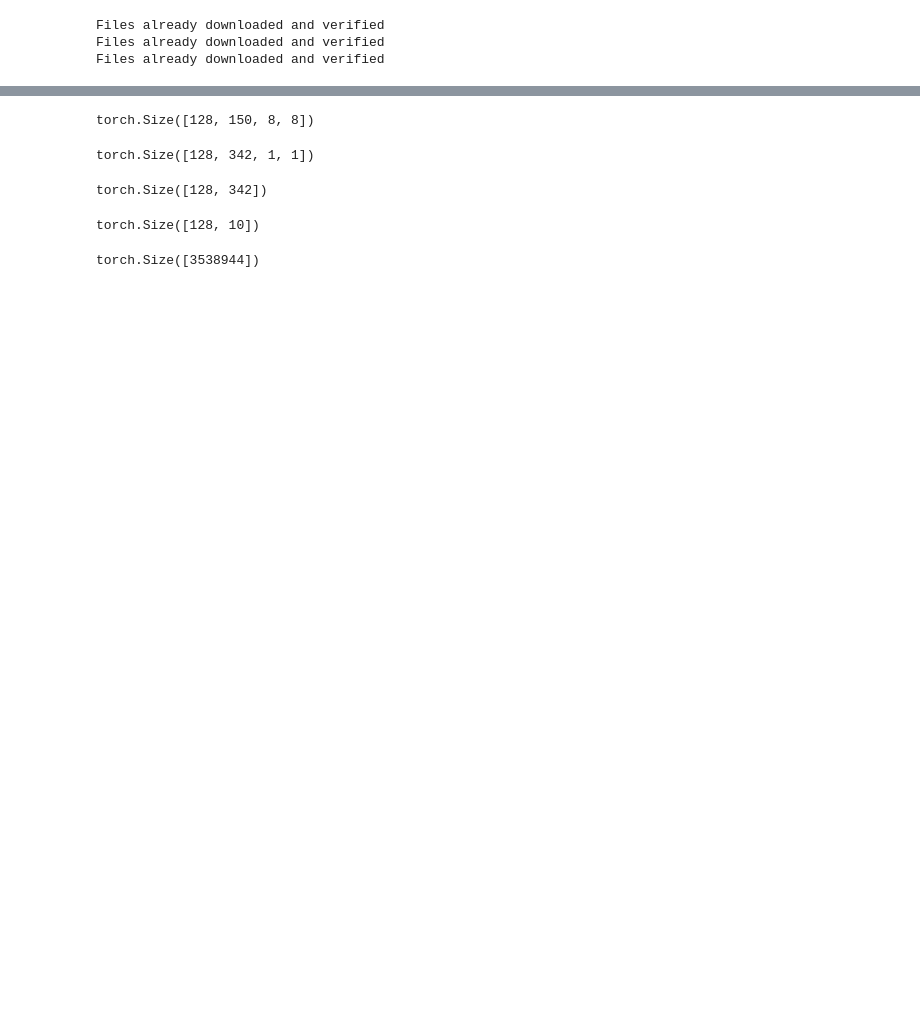
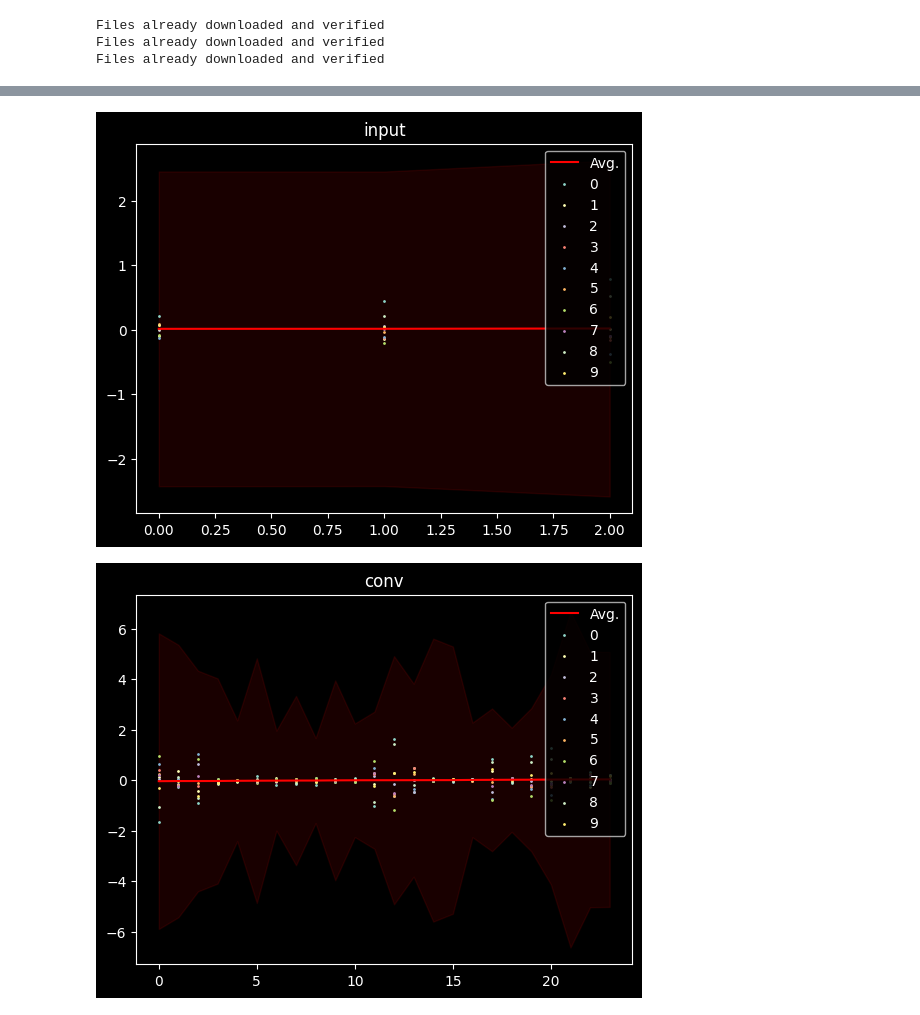
Before and after one commit to wizardbc/dice, a Jupyter notebook: feature_extraction.ipynb, the cells around one changed output, grey strips where cells are left out. Cells and saved outputs as stored; diff of their text form; code cells hidden in the pictures; blank space fills up the shorter version.

```diff
--- a/feature_extraction.ipynb
+++ b/feature_extraction.ipynb
@@ -90,6 +70,0 @@ feats
-# %%
-for k, v in feats.items():
-  idx = v.argsort()
-  plt.title(k)
-  plt.scatter(range(len(v)), v[idx], s=1)
-  plt.show()
@@ -109,13 +70,0 @@ print(eval_nodes)
-# %%
-return_nodes = {
-  'x': 'input',
-  'conv1': 'conv',
-  'trans1.avg_pool2d': 'block1',
-  'trans2.avg_pool2d': 'block2',
-  'avg_pool2d': 'block3',
-  'view': 'feature',
-  'fc': 'logit',
-}
-
-model_feat = create_feature_extractor(model, return_nodes)
-model_feat.graph.print_tabular()
@@ -140,5 +70,0 @@ output         output_1                output
-# %%
-for x, y in dataloaders['CIFAR-100']:
-  with torch.no_grad():
-    features = model_feat(x.to(device))
-  break
@@ -157,20 +71,24 @@ torch.Size([128, 108, 16, 16])
-# %%
-features['block2'].shape
-# %% [output]
-torch.Size([128, 150, 8, 8])
-# %%
-features['block3'].shape
-# %% [output]
-torch.Size([128, 342, 1, 1])
-# %%
-features['feature'].shape
-# %% [output]
-torch.Size([128, 342])
-# %%
-features['logit'].shape
-# %% [output]
-torch.Size([128, 10])
-# %%
-features['block1'].flatten(0).shape
-# %% [output]
-torch.Size([3538944])
+# %%
+res = [s.compute(i)[0] for i in range(10)]
+feats = {v: [] for v in return_nodes.values()}
+for f in res:
+  for k, v in f.items():
+    feats[k].append(v)
+
+avg, std = s.compute()
+
+indices = {}
+for k, v in avg.items():
+  indices[k] = v.argsort()
+
+for k, v in feats.items():
+  plt.title(k)
+  plt.plot(range(len(avg[k])), avg[k][indices[k]], c='red', label='Avg.')
+  plt.fill_between(range(len(avg[k])), (avg[k] - 2*std[k])[indices[k]], (avg[k] + 2*std[k])[indices[k]], color='red', alpha=.1)
+  for i, y in enumerate(v):
+    plt.scatter(range(len(y)), y[indices[k]], s=1, label=f'{i}')
+  plt.legend()
+  plt.show()
+# %% [output]
+[figure, added]
+[figure, added]
```
Also changed, not shown: parts of 11 cells of this notebook, 1 other file.
